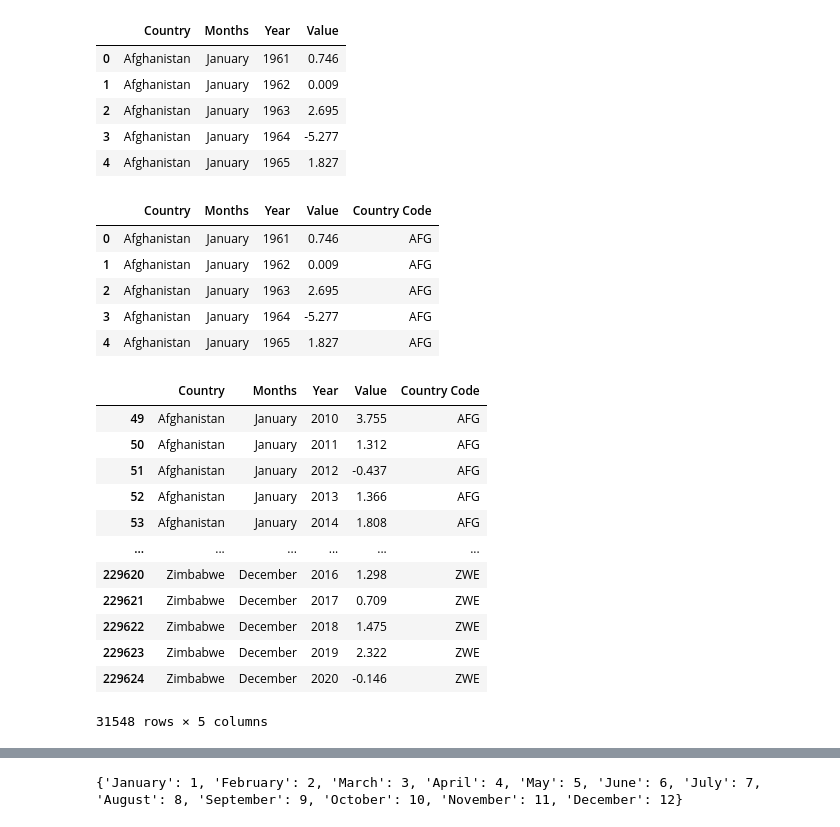
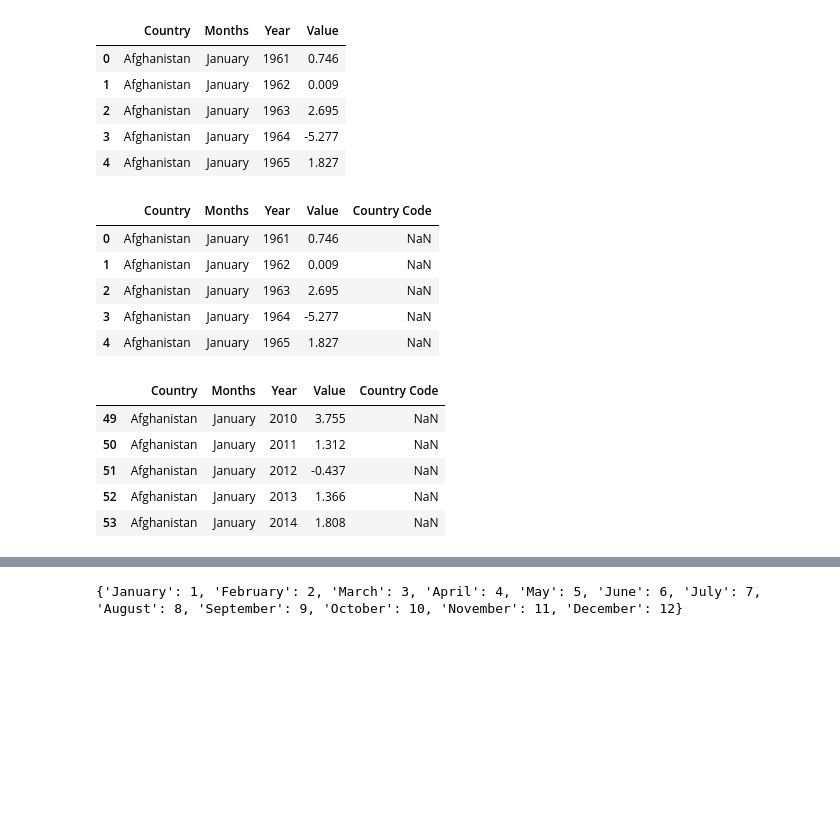
Before and after one commit to shwetajain1022/Project-4, a Jupyter notebook: Dec_temp_2009_MF.ipynb, the cells around one changed output, grey strips where cells are left out. Cells and saved outputs as stored; diff of their text form; code cells hidden in the pictures; blank space fills up the shorter version.

```diff
--- a/Dec_temp_2009_MF.ipynb
+++ b/Dec_temp_2009_MF.ipynb
@@ -132,29 +109,24 @@ temp_changes_2.head()
 | 3 | Afghanistan | January | 1964 | -5.277 |
 | 4 | Afghanistan | January | 1965 | 1.827 |
 # %%
-temp_changes_3=pd.merge(temp_changes_2,country_code, how='left',on='Country')
+# Merging the temperature changes data frame with the country codes
+temp_changes_3=pd.merge(temp_changes_2,countries_48, how='left',on='Country')
 temp_changes_3.head()
 # %% [output]
 |  | Country | Months | Year | Value | Country Code |
-| 0 | Afghanistan | January | 1961 | 0.746 | AFG |
-| 1 | Afghanistan | January | 1962 | 0.009 | AFG |
-| 2 | Afghanistan | January | 1963 | 2.695 | AFG |
-| 3 | Afghanistan | January | 1964 | -5.277 | AFG |
-| 4 | Afghanistan | January | 1965 | 1.827 | AFG |
+| 0 | Afghanistan | January | 1961 | 0.746 | NaN |
+| 1 | Afghanistan | January | 1962 | 0.009 | NaN |
+| 2 | Afghanistan | January | 1963 | 2.695 | NaN |
+| 3 | Afghanistan | January | 1964 | -5.277 | NaN |
+| 4 | Afghanistan | January | 1965 | 1.827 | NaN |
 # %%
+# Removing the rows which have integrated data; i.e., the seasonal average or the yearly average
 temp_changes_4=temp_changes_3.loc[~((temp_changes_3['Months']=='Dec?Jan?Feb')|(temp_changes_3['Months']=='Mar?Apr?May')|(temp_changes_3['Months']=='Jun?Jul?Aug')|(temp_changes_3['Months']=='Sep?Oct?Nov')|(temp_changes_3['Months']=='Meteorological year')| (temp_changes_3['Year']<2010) )]
-temp_changes_4
+temp_changes_4.head()
 # %% [output]
 |  | Country | Months | Year | Value | Country Code |
-| 49 | Afghanistan | January | 2010 | 3.755 | AFG |
-| 50 | Afghanistan | January | 2011 | 1.312 | AFG |
-| 51 | Afghanistan | January | 2012 | -0.437 | AFG |
-| 52 | Afghanistan | January | 2013 | 1.366 | AFG |
-| 53 | Afghanistan | January | 2014 | 1.808 | AFG |
-| ... | ... | ... | ... | ... | ... |
-| 229620 | Zimbabwe | December | 2016 | 1.298 | ZWE |
-| 229621 | Zimbabwe | December | 2017 | 0.709 | ZWE |
-| 229622 | Zimbabwe | December | 2018 | 1.475 | ZWE |
-| 229623 | Zimbabwe | December | 2019 | 2.322 | ZWE |
-| 229624 | Zimbabwe | December | 2020 | -0.146 | ZWE |
+| 49 | Afghanistan | January | 2010 | 3.755 | NaN |
+| 50 | Afghanistan | January | 2011 | 1.312 | NaN |
+| 51 | Afghanistan | January | 2012 | -0.437 | NaN |
+| 52 | Afghanistan | January | 2013 | 1.366 | NaN |
+| 53 | Afghanistan | January | 2014 | 1.808 | NaN |
-31548 rows × 5 columns
```
Also changed, not shown: parts of 25 cells of this notebook.
